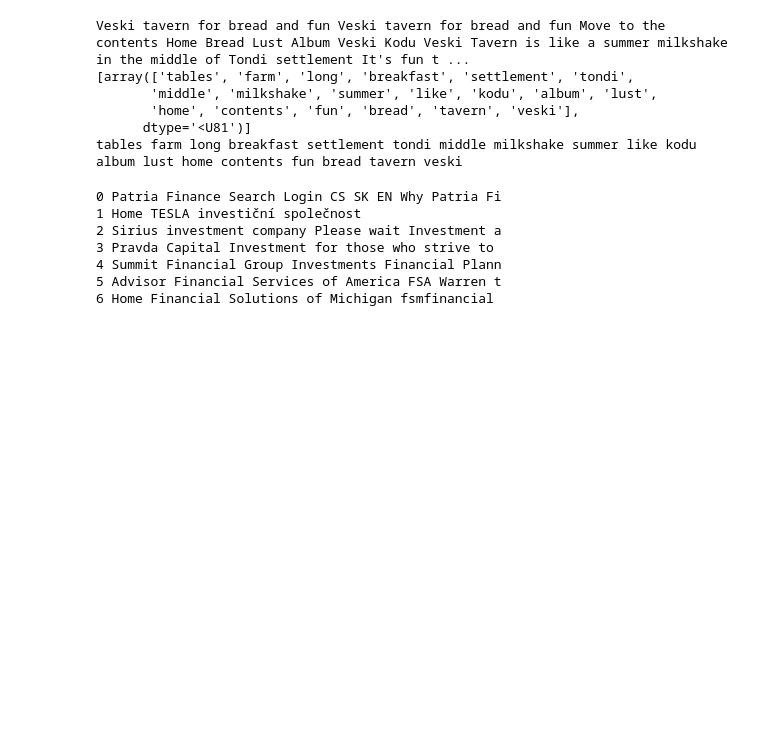
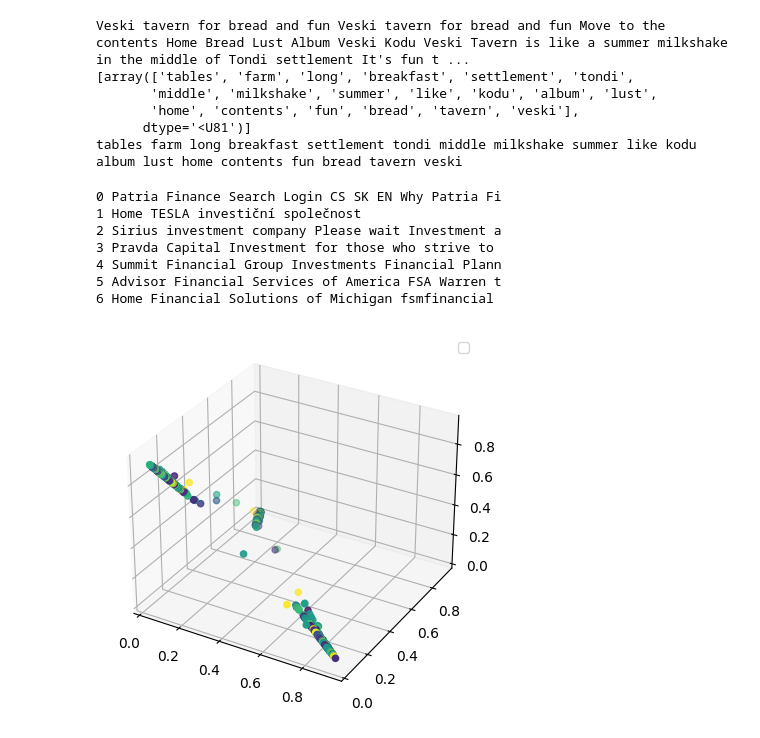
Before and after one commit to borchr27/charles-university-thesis, a Jupyter notebook: code/scrapy_tut/tutorial/Testing Notebook.ipynb, the cells around one changed output. Drawn from its saved outputs; the diff is of its cells as text; code cells hidden in the pictures; blank space fills up the shorter version.

```diff
--- a/code/scrapy_tut/tutorial/Testing Notebook.ipynb
+++ b/code/scrapy_tut/tutorial/Testing Notebook.ipynb
@@ -290,3 +290,50 @@ for i, r in enumerate(res):
 4 Summit Financial Group Investments Financial Plann
 5 Advisor Financial Services of America FSA Warren t
 6 Home Financial Solutions of Michigan fsmfinancial
+# %%
+import numpy as np
+import matplotlib.pyplot as plt
+from sklearn.manifold import TSNE
+import thesis_utils as tu
+from tensorflow.keras.datasets import mnist
+from sklearn.preprocessing import LabelEncoder
+from sklearn.model_selection import train_test_split
+from sklearn.decomposition import PCA, LatentDirichletAllocation
+
+
+# Load MNIST dataset
+# (X_train, y_train), (X_test, y_test) = mnist.load_data()
+data = tu.Dataset()
+texts, labels = tu.data_prep_fixed(data, origin_filter=None)
+le = LabelEncoder()
+labels = le.fit_transform(labels)
+X_train, X_test, y_train, y_test = train_test_split(texts, labels, test_size=0.25, random_state=42, stratify=labels)
+
+vectorizer = tu.tfidf_vectorizer()
+X_train = vectorizer.fit_transform(X_train)
+X_test = vectorizer.transform(X_test)
+
+# Reshape images to 1D array
+X_train = X_train.reshape((X_train.shape[0], -1))
+
+# Reduce dimensionality with t-SNE
+# X_embedded = TSNE(n_components=3, verbose=1).fit_transform(X_train)
+
+# Reduce dimensionality with PCA
+# X_train = X_train.toarray()
+# X_embedded = PCA(n_components=3).fit_transform(X_train)
+
+# Reduce dimensionality with LDA
+lda = LatentDirichletAllocation(n_components=3, random_state=0)
+X_embedded = lda.fit_transform(X_train)
+
+
+# Plot data in 3D
+fig = plt.figure()
+ax = fig.add_subplot(projection='3d')
+ax.scatter(X_embedded[:, 0], X_embedded[:, 1], X_embedded[:, 2], c=y_train)
+# add legend
+ax.legend()
+plt.show()
+# %% [output]
+[figure, added]
```
Also changed, not shown: 30 other files.
